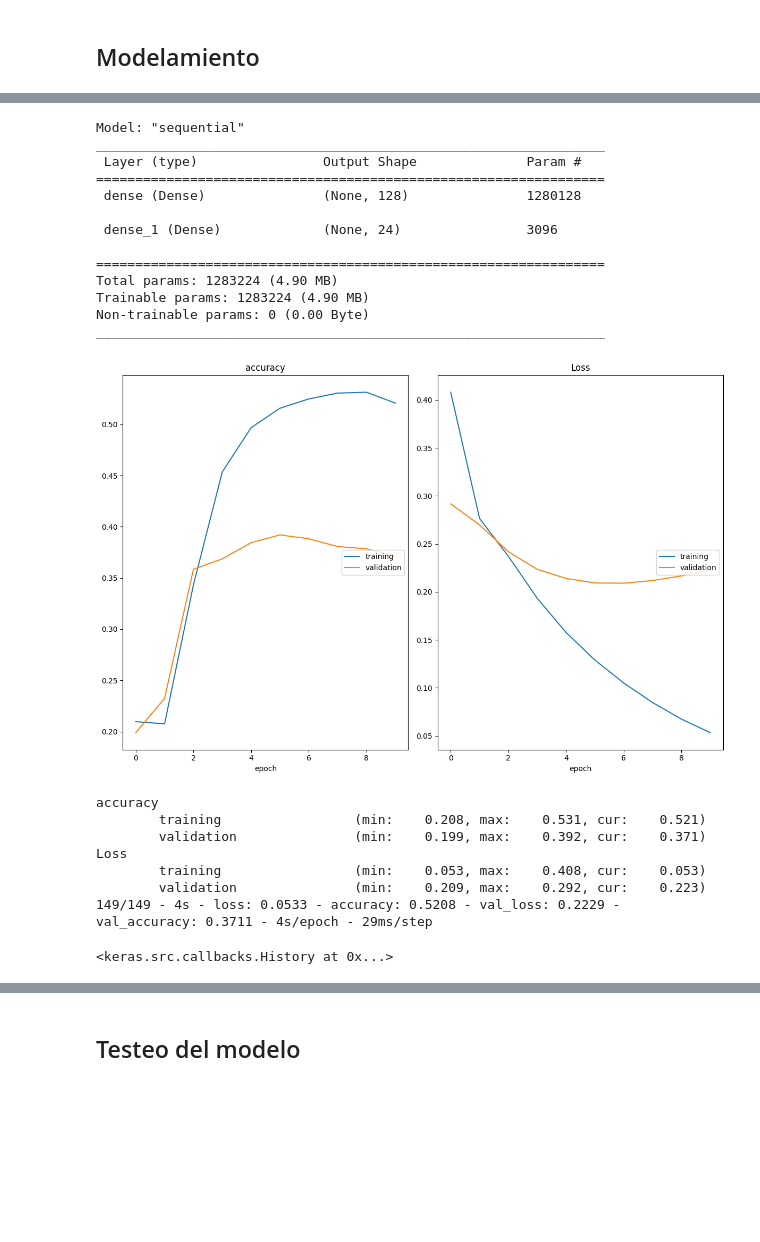
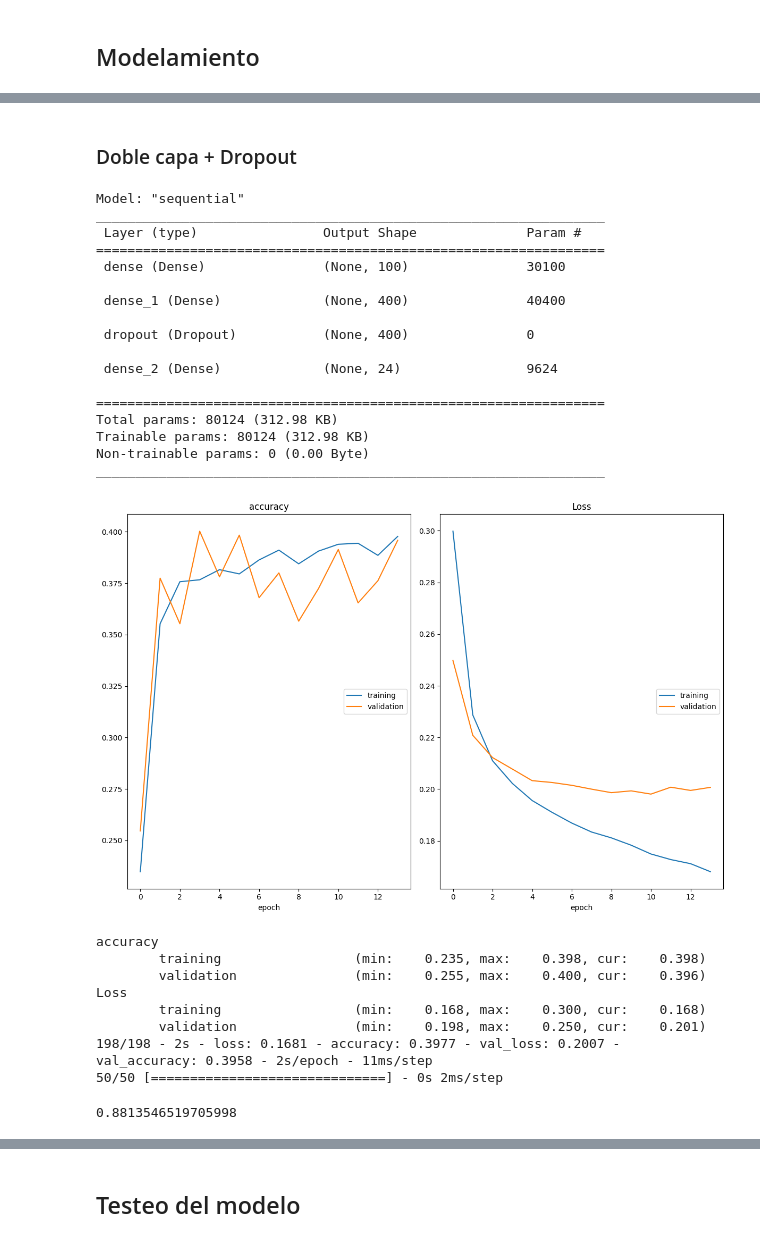
Before and after one commit to diegoalejop/MIAD_NLP_2024, a Jupyter notebook: Semana 7/S7P1_proyecto2.ipynb, the cells around one changed output, grey strips where cells are left out. Cells and saved outputs as stored; diff of their text form; code cells hidden in the pictures; blank space fills up the shorter version.

```diff
--- a/Semana 7/S7P1_proyecto2.ipynb
+++ b/Semana 7/S7P1_proyecto2.ipynb
@@ -166,13 +175,0 @@ y_genres = le.fit_transform(dataTraining['genres'])
-# %%
-# Separación de variables predictoras (X) y variable de interés (y) en set de entrenamiento y test usandola función train_test_split
-X_train, X_test, y_train_genres, y_test_genres = train_test_split(X_dtm, y_genres, test_size=0.33, random_state=42)
-
-# Definición y entrenamiento
-clf = OneVsRestClassifier(RandomForestClassifier(n_jobs=-1, n_estimators=100, max_depth=10, random_state=42))
-clf.fit(X_train, y_train_genres)
-
-# Predicción del modelo de clasificación
-y_pred_genres = clf.predict_proba(X_test)
-
-# Impresión del desempeño del modelo
-roc_auc_score(y_test_genres, y_pred_genres, average='macro')
@@ -207,3 +175,0 @@ with tf.summary.create_file_writer('logs/hparam_tuning').as_default():
-# %%
-# División en entrenamiento y prueba
-X_train, X_test, y_train, y_test = train_test_split(tfidf_array, y_genres, test_size=0.4, random_state=312)
@@ -272,41 +176,56 @@ UsageError: Line magic function `%tensorboard` not found.
+# %% [markdown]
+### Doble capa + Dropout
 # %%
 # Definición del modelo
 K.clear_session()
-model = Sequential()
-model.add(Dense(128, activation='relu', input_shape=(tfidf_array.shape[1],)))
-model.add(Dense(120))
-model.add(Dropout(0.5))
-model.add(Dense(len(le.classes_), activation='sigmoid'))
+model_1 = Sequential()
+model_1.add(Dense(100, activation='relu', input_shape=(X_embeddings.shape[1],)))
+model_1.add(Dense(400, activation = 'relu'))
+model_1.add(Dropout(0.2))
+model_1.add(Dense(len(le.classes_), activation='softmax'))
 
 # Compilación del modelo
-model.compile(optimizer='adam', loss='binary_crossentropy', metrics=['accuracy'])
+model_1.compile(optimizer='adam', loss='binary_crossentropy', metrics=['accuracy'])
 
 # Resumen del modelo
-model.summary()
+model_1.summary()
 # %% [output]
 Model: "sequential"
 _________________________________________________________________
  Layer (type)                Output Shape              Param #
 =================================================================
- dense (Dense)               (None, 128)               1280128
+ dense (Dense)               (None, 100)               30100
 
- dense_1 (Dense)             (None, 24)                3096
+ dense_1 (Dense)             (None, 400)               40400
+
+ dropout (Dropout)           (None, 400)               0
+
+ dense_2 (Dense)             (None, 24)                9624
 
 =================================================================
-Total params: 1283224 (4.90 MB)
-Trainable params: 1283224 (4.90 MB)
+Total params: 80124 (312.98 KB)
+Trainable params: 80124 (312.98 KB)
 Non-trainable params: 0 (0.00 Byte)
 _________________________________________________________________
 # %%
 # Entrenamiento del modelo
-model.fit(X_train, y_train, epochs=10, batch_size=32, verbose=2, validation_data=(X_test, y_test), callbacks=[PlotLossesKeras()])
+early_stopping = EarlyStopping(monitor='val_loss', patience=3, restore_best_weights=True)
+model_1.fit(X_train, y_train, epochs=100, verbose=2, validation_data=(X_test, y_test), callbacks=[
+    early_stopping,
+    PlotLossesKeras()])
+# Predicción del modelo de clasificación
+y_pred_genres_p1 = model_1.predict(X_test)
+
+# Impresión del desempeño del modelo
+roc_auc_score(y_test, y_pred_genres_p1, average='macro')
 # %% [output]
-[figure, old version]
+[figure, new version]
 accuracy
-        training                 (min:    0.208, max:    0.531, cur:    0.521)
-        validation               (min:    0.199, max:    0.392, cur:    0.371)
+        training                 (min:    0.235, max:    0.398, cur:    0.398)
+        validation               (min:    0.255, max:    0.400, cur:    0.396)
 Loss
-        training                 (min:    0.053, max:    0.408, cur:    0.053)
-        validation               (min:    0.209, max:    0.292, cur:    0.223)
-149/149 - 4s - loss: 0.0533 - accuracy: 0.5208 - val_loss: 0.2229 - val_accuracy: 0.3711 - 4s/epoch - 29ms/step
+        training                 (min:    0.168, max:    0.300, cur:    0.168)
+        validation               (min:    0.198, max:    0.250, cur:    0.201)
+198/198 - 2s - loss: 0.1681 - accuracy: 0.3977 - val_loss: 0.2007 - val_accuracy: 0.3958 - 2s/epoch - 11ms/step
+50/50 [==============================] - 0s 2ms/step
-<keras.src.callbacks.History at 0x...>
+0.8813546519705998
```
Also changed, not shown: parts of 29 cells of this notebook.
